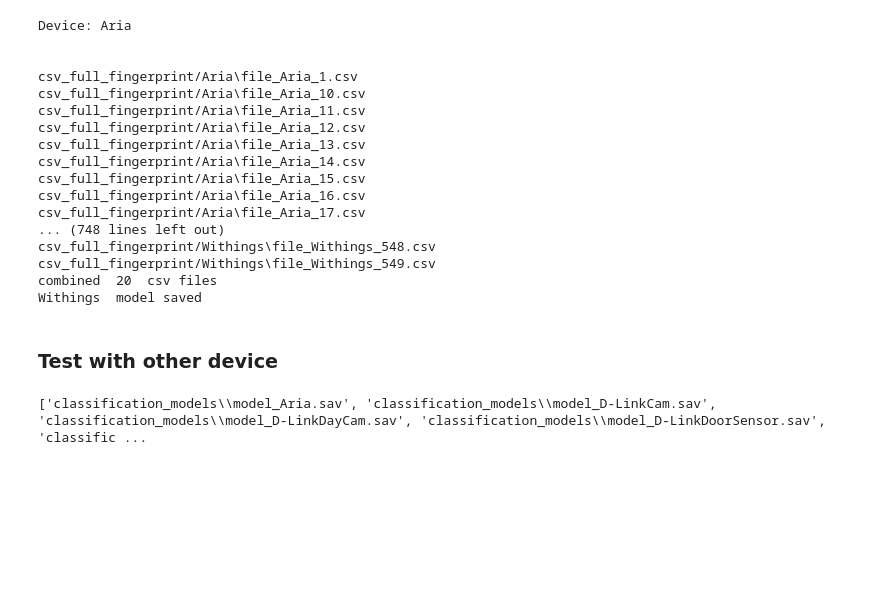
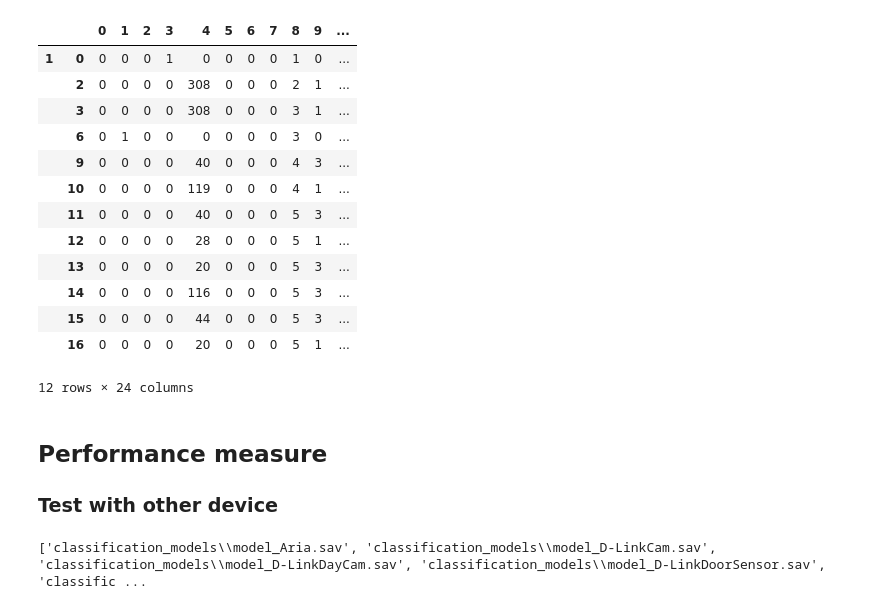
Before and after one commit to fdaus/iot_sentinel_fingerprint, a Jupyter notebook: iot sentinel.ipynb, the cells around one changed output. Drawn from its saved outputs; the diff is of its cells as text; code cells hidden in the pictures; blank space fills up the shorter version.

```diff
--- a/iot sentinel.ipynb
+++ b/iot sentinel.ipynb
@@ -96,3 +145,32 @@ all  549  files combined
+# %%
+# fix here: read csv, find unique 12 packet, check if length is 12 else fill with 0,
+#      transform from 12 into 1 row, remove idx,load dataframe
+j=1
+li = {}
+
+filename = r'csv_full_fingerprint\Aria\file_Aria_0.csv'
+
+df = pd.read_csv(filename, index_col=None,header=None, delimiter = '\t')
+df = df.drop_duplicates()
+df = df[:12]
+li[j]= df
+dframe = pd.concat(li, axis=0)
+dframe
+# %% [output]
+|  |  | 0 | 1 | 2 | 3 | 4 | 5 | 6 | 7 | 8 | 9 | ... |
+| 1 | 0 | 0 | 0 | 0 | 1 | 0 | 0 | 0 | 0 | 1 | 0 | ... |
+|  | 2 | 0 | 0 | 0 | 0 | 308 | 0 | 0 | 0 | 2 | 1 | ... |
+|  | 3 | 0 | 0 | 0 | 0 | 308 | 0 | 0 | 0 | 3 | 1 | ... |
+|  | 6 | 0 | 1 | 0 | 0 | 0 | 0 | 0 | 0 | 3 | 0 | ... |
+|  | 9 | 0 | 0 | 0 | 0 | 40 | 0 | 0 | 0 | 4 | 3 | ... |
+|  | 10 | 0 | 0 | 0 | 0 | 119 | 0 | 0 | 0 | 4 | 1 | ... |
+|  | 11 | 0 | 0 | 0 | 0 | 40 | 0 | 0 | 0 | 5 | 3 | ... |
+|  | 12 | 0 | 0 | 0 | 0 | 28 | 0 | 0 | 0 | 5 | 1 | ... |
+|  | 13 | 0 | 0 | 0 | 0 | 20 | 0 | 0 | 0 | 5 | 3 | ... |
+|  | 14 | 0 | 0 | 0 | 0 | 116 | 0 | 0 | 0 | 5 | 3 | ... |
+|  | 15 | 0 | 0 | 0 | 0 | 44 | 0 | 0 | 0 | 5 | 3 | ... |
+|  | 16 | 0 | 0 | 0 | 0 | 20 | 0 | 0 | 0 | 5 | 1 | ... |
+12 rows × 24 columns
 # %%
 #iot sentinel experiment
 inputdir = r'csv_full_fingerprint'
@@ -102,52 +180,8 @@ i=0
 while i < len(device_label):
     path = csv_filepath(inputdir,device_label[i])
     print('Device: '+device_label[i]+'\n\n')
-# %%
-#path = r'csv_full_fingerprint/D-LinkCam'
-inputdir = r'csv_full_fingerprint'
-outputdir = 'classification_models'
-device_label=os.listdir(inputdir)
-
-i=0
-while i < len(device_label):
-    path = csv_filepath(inputdir,device_label[i])
-
-    print('Device: '+device_label[i]+'\n\n')
-
-    df = combine_data(path)
-
-    X,y = split_data(df)
-
-    # split into train/test sets
-    trainX, testX, trainy, testy = train_test_split(X, y, test_size=0.2, random_state=2, stratify=y)
-    # define outlier detection model
-    model = OneClassSVM(gamma='scale', nu=0.01)
-    # fit on majority class
-    model.fit(trainX)
-
-    # save model
-    save_model(model,outputdir,device_label[i])
-
-    i += 1
-# %% [output]
-Device: Aria
-
-
-csv_full_fingerprint/Aria\file_Aria_1.csv
-csv_full_fingerprint/Aria\file_Aria_10.csv
-csv_full_fingerprint/Aria\file_Aria_11.csv
-csv_full_fingerprint/Aria\file_Aria_12.csv
-csv_full_fingerprint/Aria\file_Aria_13.csv
-csv_full_fingerprint/Aria\file_Aria_14.csv
-csv_full_fingerprint/Aria\file_Aria_15.csv
-csv_full_fingerprint/Aria\file_Aria_16.csv
-csv_full_fingerprint/Aria\file_Aria_17.csv
-... (748 lines left out)
-csv_full_fingerprint/Withings\file_Withings_548.csv
-csv_full_fingerprint/Withings\file_Withings_549.csv
-combined  20  csv files
-Withings  model saved
 # %% [markdown]
+## Performance measure
 ### Test with other device
 # %%
 def sav_filepath(path):
```
Also changed, not shown: parts of 17 cells of this notebook.
